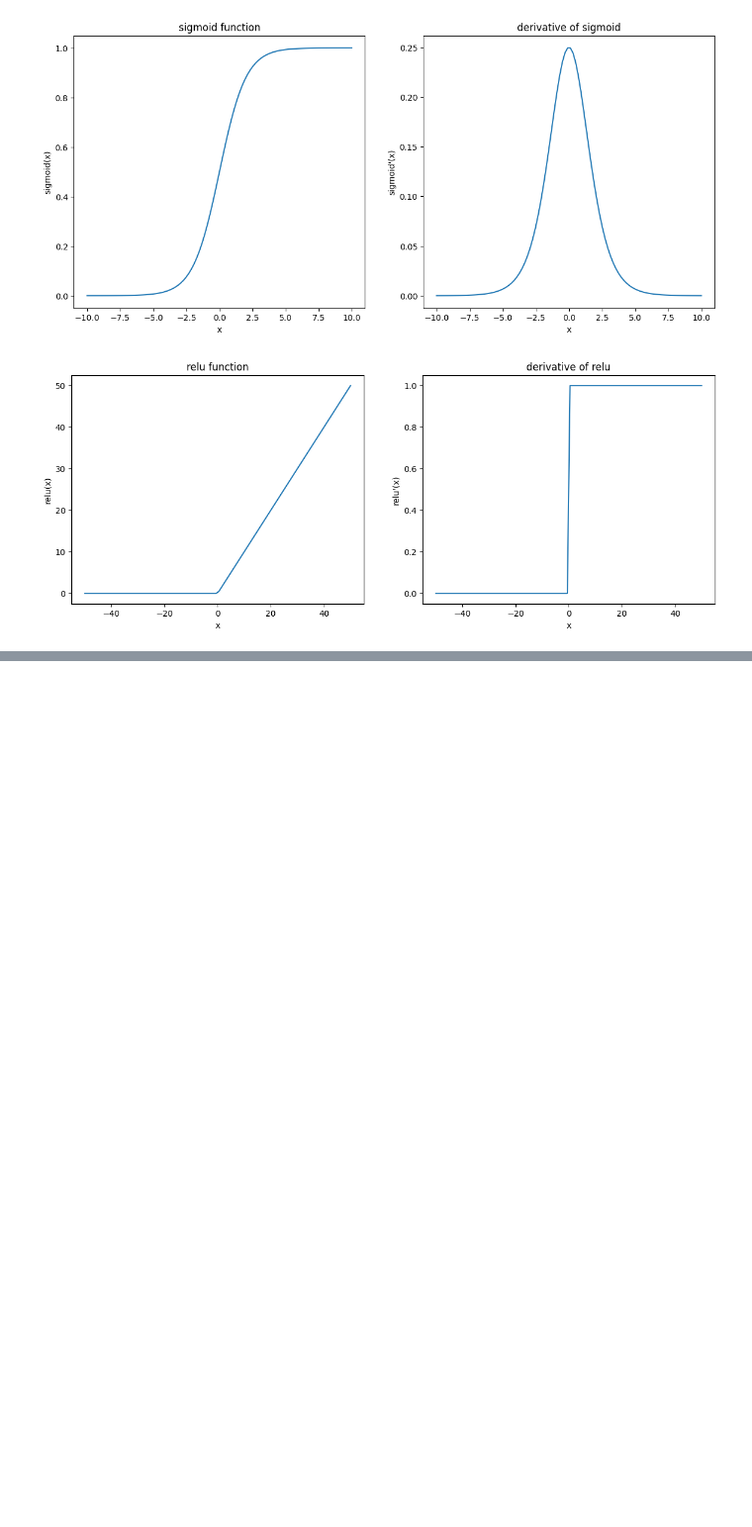
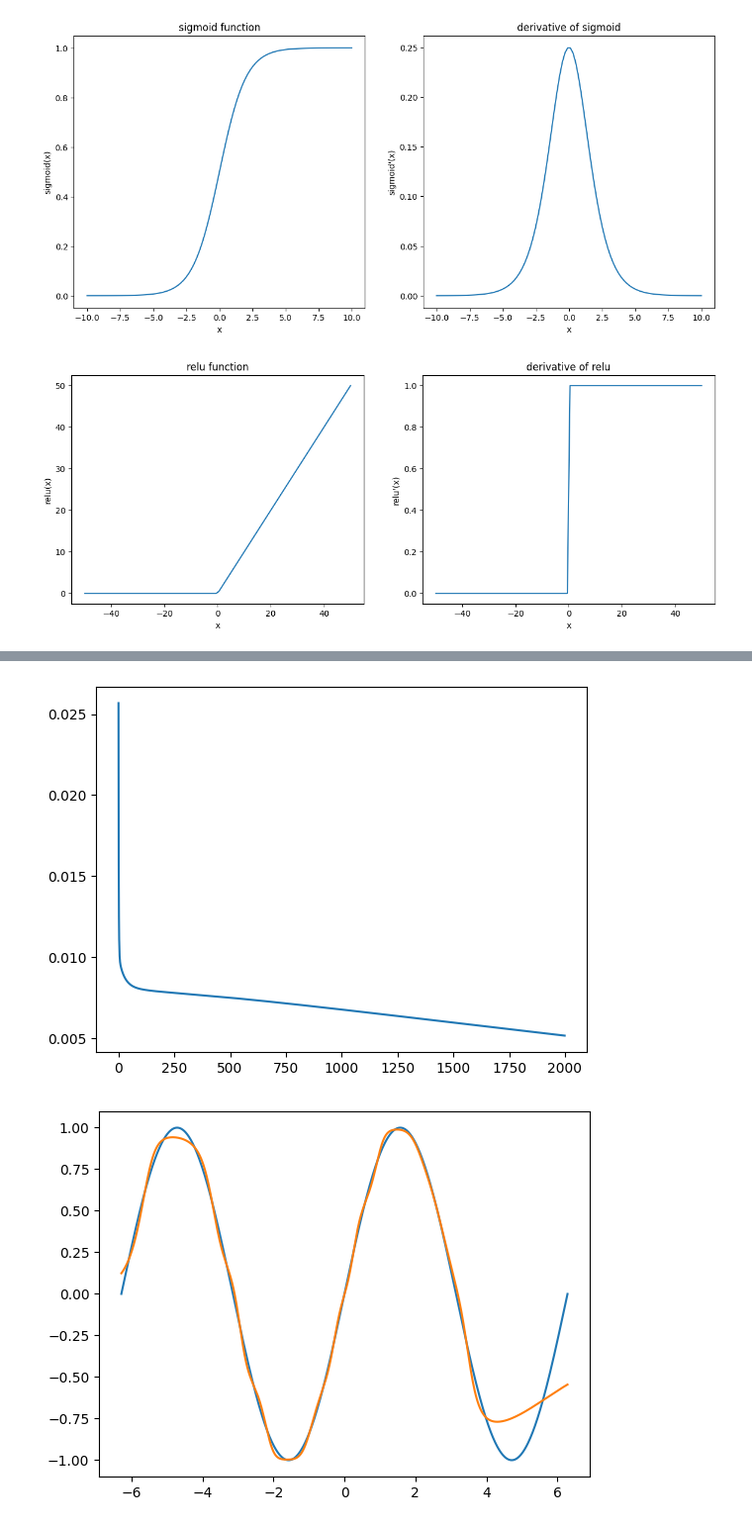
Before and after one commit to kvschaitanya/Building-an-ANN-using-Backpropagation-from-scratch, a Jupyter notebook: Layer.ipynb, the cells around one changed output, grey strips where cells are left out. Shown at 99% size. Saved outputs shown, nothing was run; the diff lists cells and outputs as text; code cells hidden in the pictures; blank space fills up the shorter version.

Commit message:
implemented Network

```diff
--- a/Layer.ipynb
+++ b/Layer.ipynb
@@ -72,0 +105,20 @@ plt.show()
+# %%
+nn = Network()
+nn.add(DenseLayer(1, 20))
+nn.add(ActivationLayer(tanh, d_tanh))
+nn.add(DenseLayer(20, 20))
+nn.add(ActivationLayer(tanh, d_tanh))
+nn.add(DenseLayer(20, 1))
+nn.add(ActivationLayer(tanh, d_tanh))
+
+nn.compile(MSE, d_MSE)
+# %%
+history = nn.fit(X, y, 2000, 0.0001)
+plt.plot(history)
+plt.show()
+plt.plot(X[:, 0], y[:, 0])
+plt.plot(X[:, 0], nn.predict(X)[:, 0])
+plt.show()
+# %% [output]
+[figure, added]
+[figure, added]
```
Also changed, not shown: parts of 5 cells of this notebook, 4 other files.
